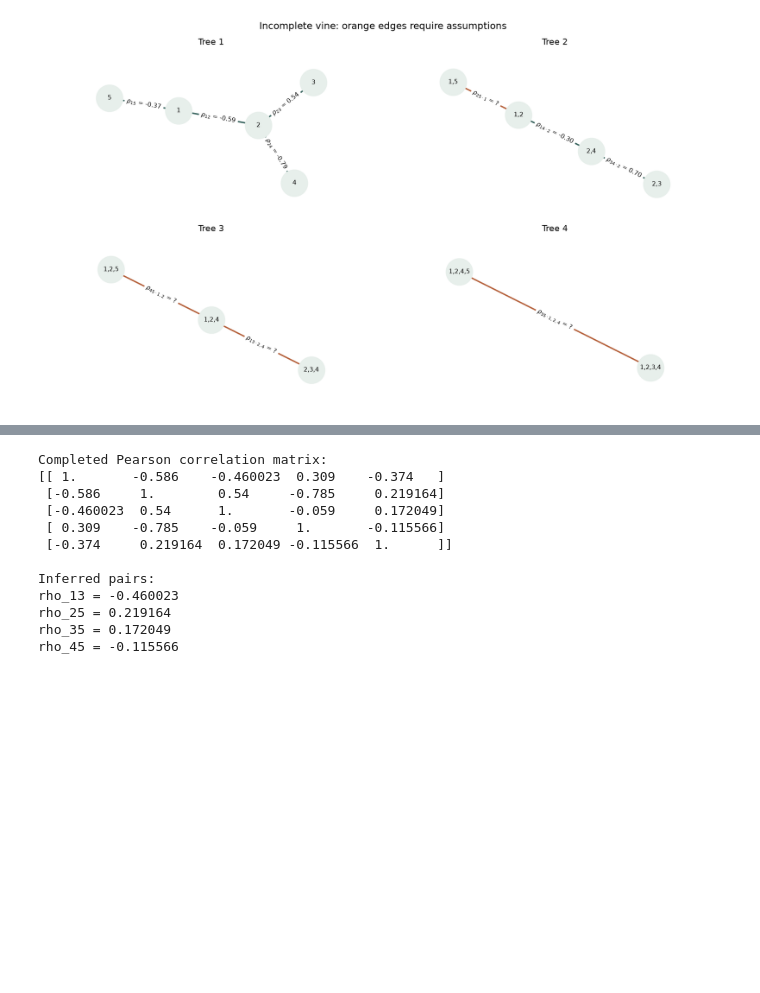
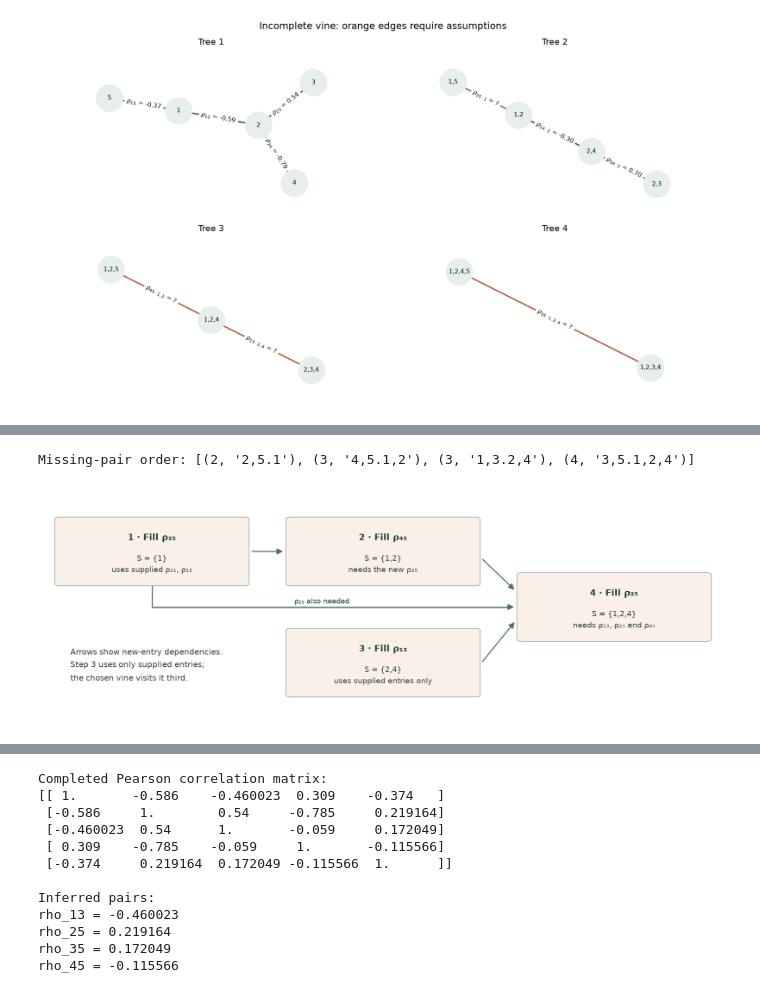
Before and after one commit to Xinbin1011/vine-matrix-completion, a Jupyter notebook: docs/resources/GIRO_2026_matrix_completion.ipynb, the cells around one changed output, grey strips where cells are left out. Saved outputs shown, nothing was run; the diff lists cells and outputs as text; code cells hidden in the pictures; blank space fills up the shorter version.

```diff
--- a/docs/resources/GIRO_2026_matrix_completion.ipynb
+++ b/docs/resources/GIRO_2026_matrix_completion.ipynb
@@ -199,0 +273,28 @@ maximum-determinant certificate, then compare with the separate chordal policy.
+# %%
+# Expose the same calculation order as the package, without changing the supplied R.
+working = R.copy()
+reconstruction = []
+expected_order = [(level, edge_key(data["conditioned"], data["conditioning"]))
+                  for level, data in vine.edges()
+                  if not observed[data["conditioned"][0]-1, data["conditioned"][1]-1]]
+assert expected_order == [(2,"2,5.1"),(3,"4,5.1,2"),(3,"1,3.2,4"),(4,"3,5.1,2,4")]
+print("Missing-pair order:", expected_order)
+# %% [output]
+Missing-pair order: [(2, '2,5.1'), (3, '4,5.1,2'), (3, '1,3.2,4'), (4, '3,5.1,2,4')]
+# %%
+fig,ax=plt.subplots(figsize=(13.5,4.8)); ax.set(xlim=(0,1),ylim=(0,1)); ax.axis("off")
+workflow_box(ax,.025,.60,.27,.28,"1 · Fill ρ₂₅","S = {1}\nuses supplied ρ₂₁, ρ₁₅", "#faf0e7")
+workflow_box(ax,.365,.60,.27,.28,"2 · Fill ρ₄₅","S = {1,2}\nneeds the new ρ₂₅", "#faf0e7")
+workflow_box(ax,.365,.12,.27,.28,"3 · Fill ρ₁₃","S = {2,4}\nuses supplied entries only", "#faf0e7")
+workflow_box(ax,.705,.36,.27,.28,"4 · Fill ρ₃₅","S = {1,2,4}\nneeds ρ₁₃, ρ₂₅ and ρ₄₅", "#faf0e7")
+workflow_arrow(ax,(.305,.74),(.355,.74))
+ax.plot([.16,.16,.685],[.59,.50,.50],color="#517269",linewidth=1.5)
+workflow_arrow(ax,(.68,.50),(.695,.50))
+ax.text(.41,.515,"ρ₂₅ also needed",ha="center",fontsize=10,color="#30463d")
+workflow_arrow(ax,(.645,.71),(.695,.57))
+workflow_arrow(ax,(.645,.26),(.695,.44))
+ax.text(.04,.25,"Arrows show new-entry dependencies.\nStep 3 uses only supplied entries;\nthe chosen vine visits it third.",
+        fontsize=11,color="#30463d",va="center",linespacing=1.6)
+fig.tight_layout(); plt.show()
+# %% [output]
+[figure, added]
```
Also changed, not shown: parts of 34 cells of this notebook, 10 other files.
